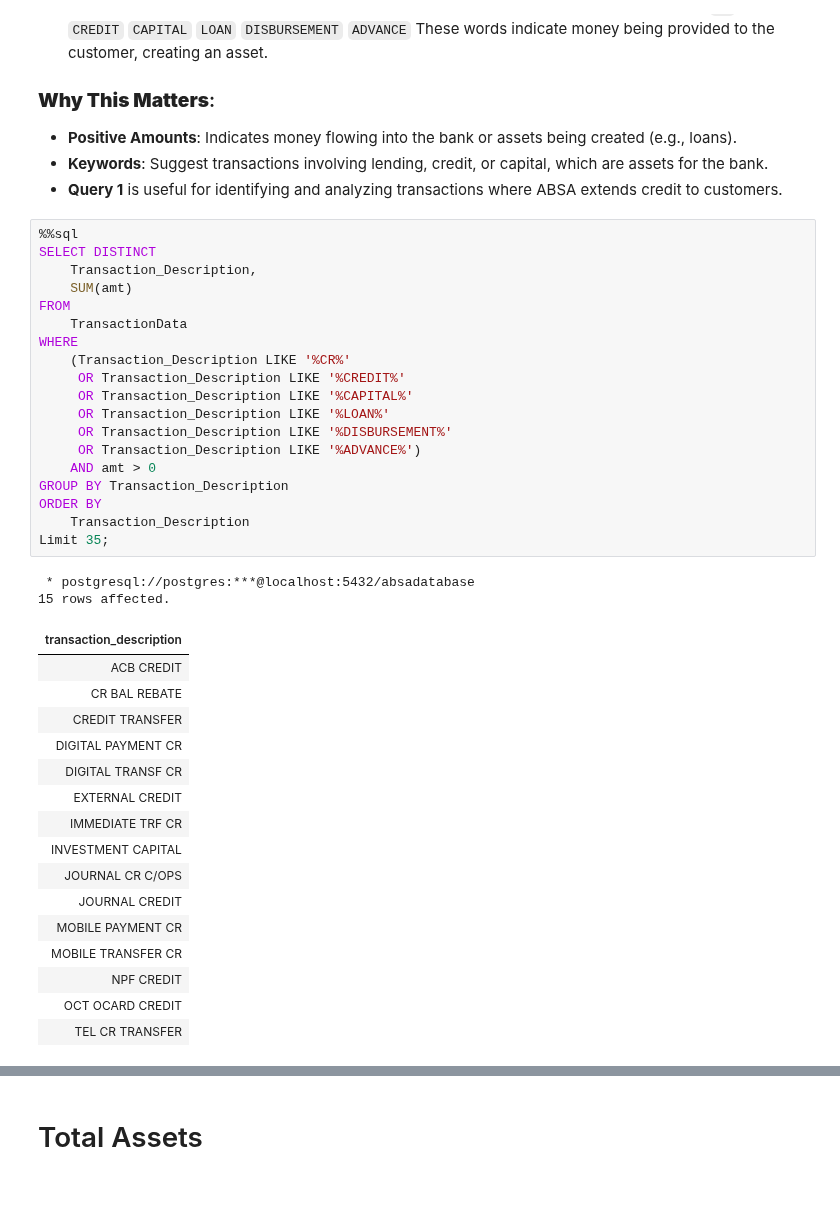
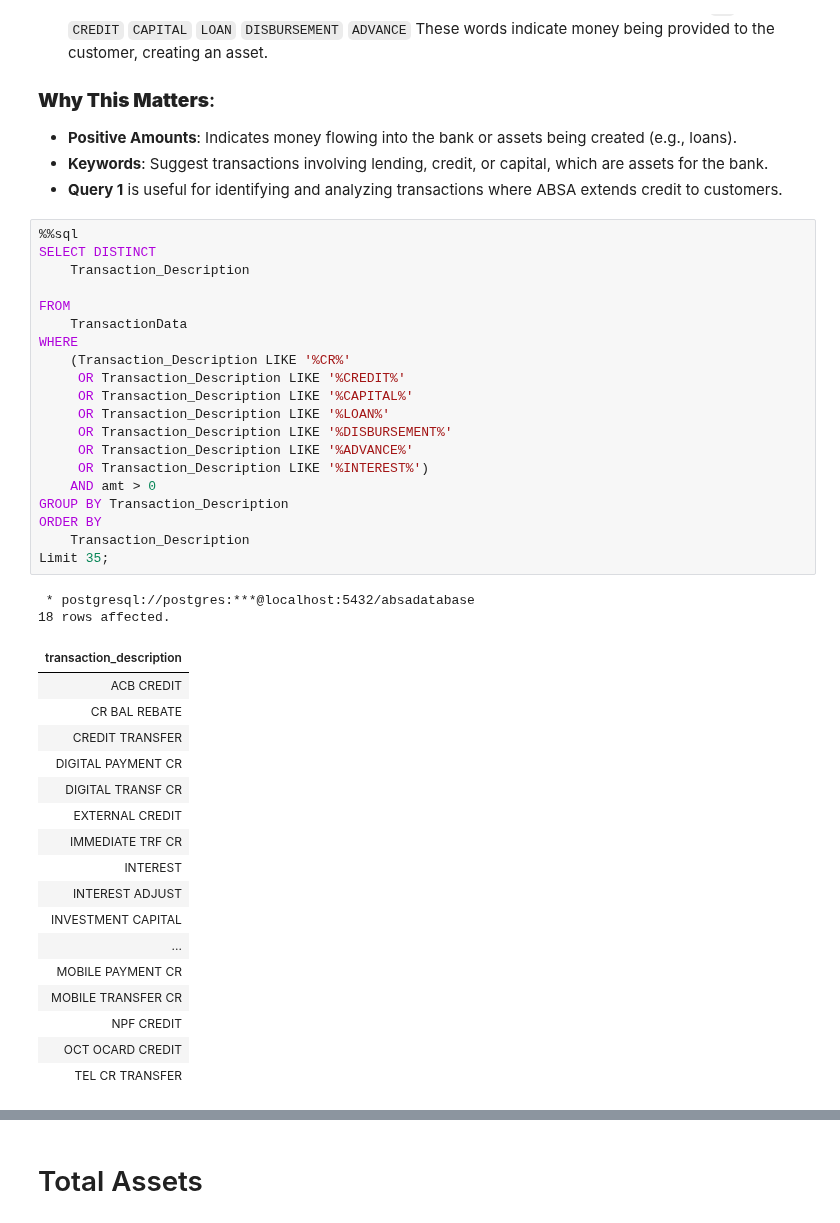
Before and after one commit to The-DigitalAcademy/EXPLORING-ABSA-DATASETS, a Jupyter notebook: assets.ipynb, the cells around one changed output, grey strips where cells are left out. Cells and saved outputs as stored; diff of their text form; blank space fills up the shorter version.

```diff
--- a/assets.ipynb
+++ b/assets.ipynb
@@ -60,36 +60,38 @@ from sqlalchemy import create_engine
 # %%
 %%sql
 SELECT DISTINCT
-    Transaction_Description,
-    SUM(amt)
+    Transaction_Description
+
 FROM
     TransactionData
 WHERE
     (Transaction_Description LIKE '%CR%'
      OR Transaction_Description LIKE '%CREDIT%'
      OR Transaction_Description LIKE '%CAPITAL%'
      OR Transaction_Description LIKE '%LOAN%'
      OR Transaction_Description LIKE '%DISBURSEMENT%'
-     OR Transaction_Description LIKE '%ADVANCE%')
+     OR Transaction_Description LIKE '%ADVANCE%'
+     OR Transaction_Description LIKE '%INTEREST%')
     AND amt > 0
 GROUP BY Transaction_Description
 ORDER BY
     Transaction_Description
 Limit 35;
 # %% [output]
  * postgresql://postgres:***@localhost:5432/absadatabase
-15 rows affected.
+18 rows affected.
 | transaction_description |
 | ACB CREDIT |
 | CR BAL REBATE |
 | CREDIT TRANSFER |
 | DIGITAL PAYMENT CR |
 | DIGITAL TRANSF CR |
 | EXTERNAL CREDIT |
 | IMMEDIATE TRF CR |
+| INTEREST |
+| INTEREST ADJUST |
 | INVESTMENT CAPITAL |
-| JOURNAL CR C/OPS |
-| JOURNAL CREDIT |
+| ... |
 | MOBILE PAYMENT CR |
 | MOBILE TRANSFER CR |
 | NPF CREDIT |
```
Also changed, not shown: parts of 5 cells of this notebook.
